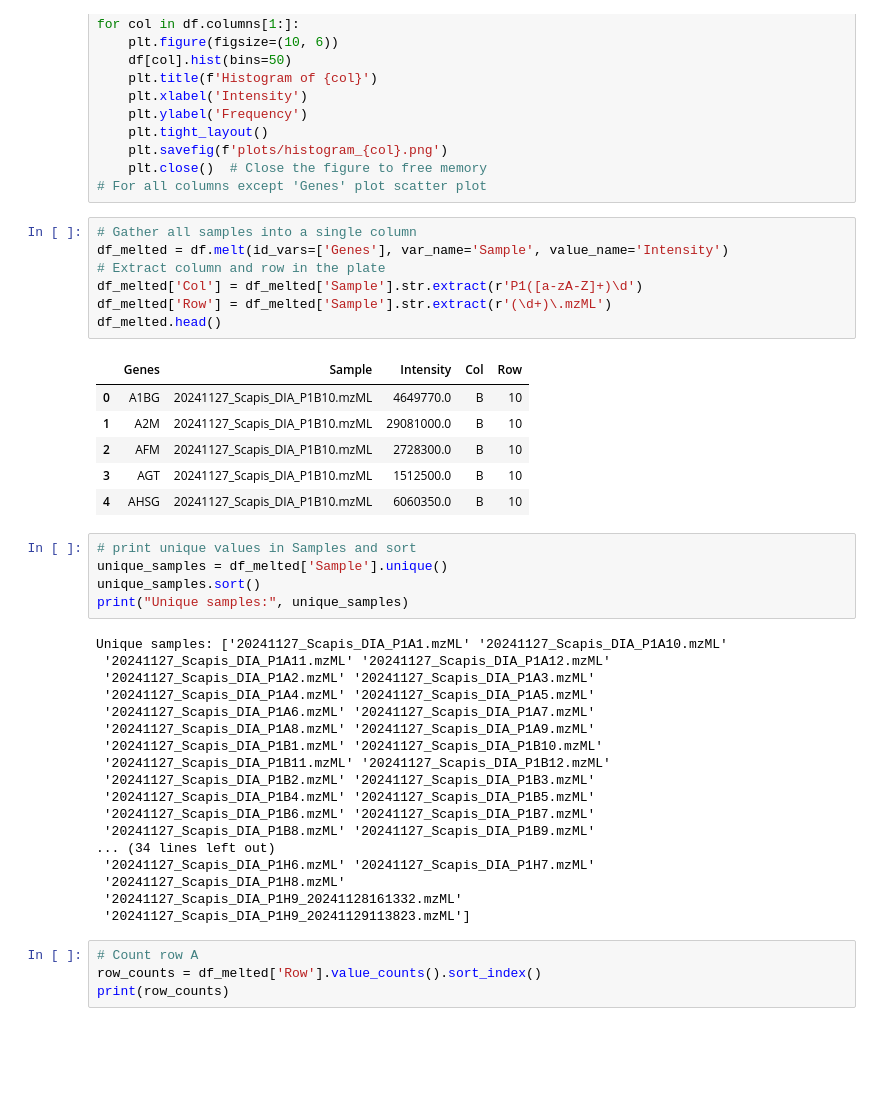
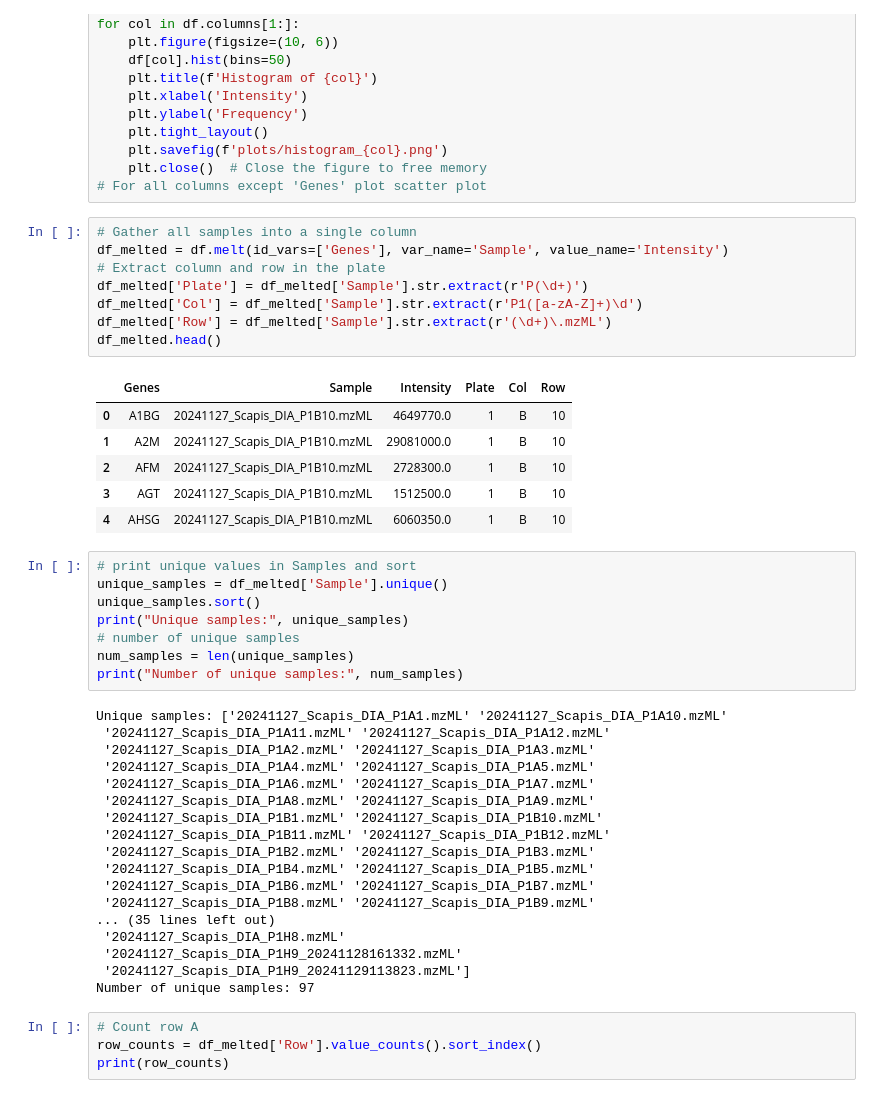
Before and after one commit to thanadol-git/deepmrm_input, a Jupyter notebook: diann_plate.ipynb, the cells around one changed output. Cells and saved outputs as stored; diff of their text form; blank space fills up the shorter version.

```diff
--- a/diann_plate.ipynb
+++ b/diann_plate.ipynb
@@ -83,22 +96,26 @@ for col in df.columns[1:]:
 # %%
 # Gather all samples into a single column
 df_melted = df.melt(id_vars=['Genes'], var_name='Sample', value_name='Intensity')
 # Extract column and row in the plate
+df_melted['Plate'] = df_melted['Sample'].str.extract(r'P(\d+)')
 df_melted['Col'] = df_melted['Sample'].str.extract(r'P1([a-zA-Z]+)\d')
 df_melted['Row'] = df_melted['Sample'].str.extract(r'(\d+)\.mzML')
 df_melted.head()
 # %% [output]
-|  | Genes | Sample | Intensity | Col | Row |
-| 0 | A1BG | 20241127_Scapis_DIA_P1B10.mzML | 4649770.0 | B | 10 |
-| 1 | A2M | 20241127_Scapis_DIA_P1B10.mzML | 29081000.0 | B | 10 |
-| 2 | AFM | 20241127_Scapis_DIA_P1B10.mzML | 2728300.0 | B | 10 |
-| 3 | AGT | 20241127_Scapis_DIA_P1B10.mzML | 1512500.0 | B | 10 |
-| 4 | AHSG | 20241127_Scapis_DIA_P1B10.mzML | 6060350.0 | B | 10 |
+|  | Genes | Sample | Intensity | Plate | Col | Row |
+| 0 | A1BG | 20241127_Scapis_DIA_P1B10.mzML | 4649770.0 | 1 | B | 10 |
+| 1 | A2M | 20241127_Scapis_DIA_P1B10.mzML | 29081000.0 | 1 | B | 10 |
+| 2 | AFM | 20241127_Scapis_DIA_P1B10.mzML | 2728300.0 | 1 | B | 10 |
+| 3 | AGT | 20241127_Scapis_DIA_P1B10.mzML | 1512500.0 | 1 | B | 10 |
+| 4 | AHSG | 20241127_Scapis_DIA_P1B10.mzML | 6060350.0 | 1 | B | 10 |
 # %%
 # print unique values in Samples and sort
 unique_samples = df_melted['Sample'].unique()
 unique_samples.sort()
 print("Unique samples:", unique_samples)
+# number of unique samples
+num_samples = len(unique_samples)
+print("Number of unique samples:", num_samples)
 # %% [output]
 Unique samples: ['20241127_Scapis_DIA_P1A1.mzML' '20241127_Scapis_DIA_P1A10.mzML'
  '20241127_Scapis_DIA_P1A11.mzML' '20241127_Scapis_DIA_P1A12.mzML'
@@ -112,11 +129,11 @@ Unique samples: ['20241127_Scapis_DIA_P1A1.mzML' '20241127_Scapis_DIA_P1A10.mzML
  '20241127_Scapis_DIA_P1B4.mzML' '20241127_Scapis_DIA_P1B5.mzML'
  '20241127_Scapis_DIA_P1B6.mzML' '20241127_Scapis_DIA_P1B7.mzML'
  '20241127_Scapis_DIA_P1B8.mzML' '20241127_Scapis_DIA_P1B9.mzML'
-... (34 lines left out)
- '20241127_Scapis_DIA_P1H6.mzML' '20241127_Scapis_DIA_P1H7.mzML'
+... (35 lines left out)
  '20241127_Scapis_DIA_P1H8.mzML'
  '20241127_Scapis_DIA_P1H9_20241128161332.mzML'
  '20241127_Scapis_DIA_P1H9_20241129113823.mzML']
+Number of unique samples: 97
 # %%
 # Count row A
 row_counts = df_melted['Row'].value_counts().sort_index()
```
Also changed, not shown: parts of 4 cells of this notebook.
